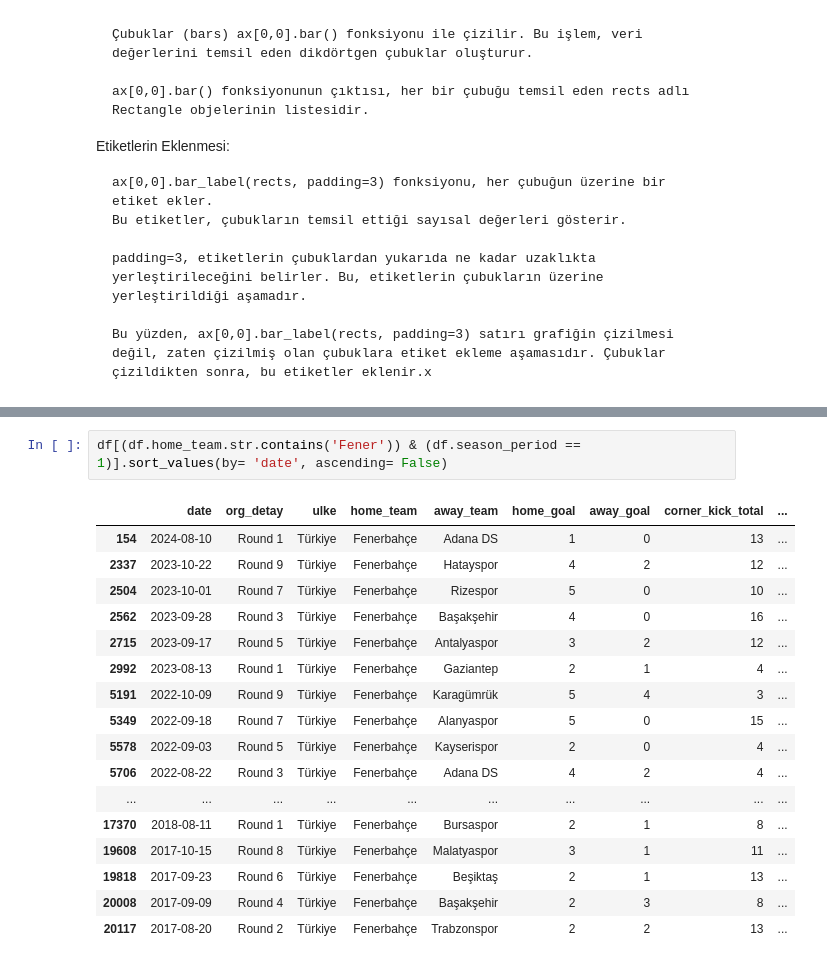
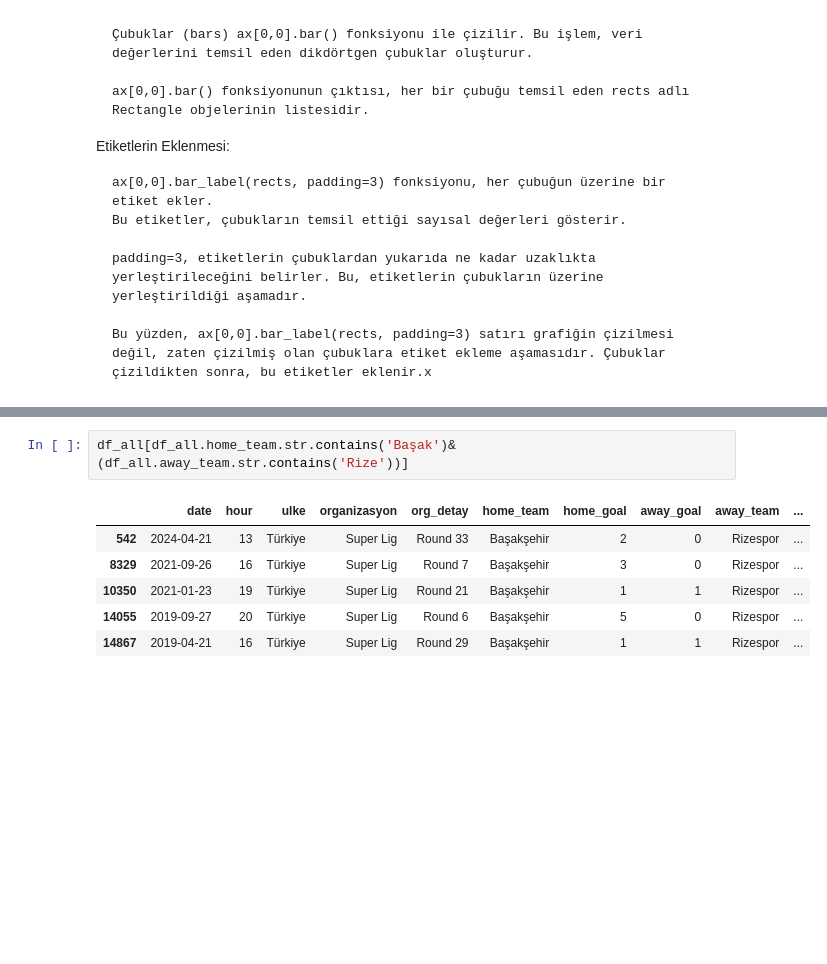
Before and after one commit to jesustr/sofa_calisma, a Jupyter notebook: gorsellestirme_deneme.ipynb, the cells around one changed output, grey strips where cells are left out. Cells and saved outputs as stored; diff of their text form; blank space fills up the shorter version.

```diff
--- a/gorsellestirme_deneme.ipynb
+++ b/gorsellestirme_deneme.ipynb
@@ -466,20 +690,9 @@ df[(df.home_team.str.contains('Fener')) & (df.season_period == 1)].sort_values(b
-# %%
-df[(df.home_team.str.contains('Fener')) & (df.season_period == 1)].sort_values(by= 'date', ascending= False)
-# %% [output]
-|  | date | org_detay | ulke | home_team | away_team | home_goal | away_goal | corner_kick_total | ... |
-| 154 | 2024-08-10 | Round 1 | Türkiye | Fenerbahçe | Adana DS | 1 | 0 | 13 | ... |
-| 2337 | 2023-10-22 | Round 9 | Türkiye | Fenerbahçe | Hatayspor | 4 | 2 | 12 | ... |
-| 2504 | 2023-10-01 | Round 7 | Türkiye | Fenerbahçe | Rizespor | 5 | 0 | 10 | ... |
-| 2562 | 2023-09-28 | Round 3 | Türkiye | Fenerbahçe | Başakşehir | 4 | 0 | 16 | ... |
-| 2715 | 2023-09-17 | Round 5 | Türkiye | Fenerbahçe | Antalyaspor | 3 | 2 | 12 | ... |
-| 2992 | 2023-08-13 | Round 1 | Türkiye | Fenerbahçe | Gaziantep | 2 | 1 | 4 | ... |
-| 5191 | 2022-10-09 | Round 9 | Türkiye | Fenerbahçe | Karagümrük | 5 | 4 | 3 | ... |
-| 5349 | 2022-09-18 | Round 7 | Türkiye | Fenerbahçe | Alanyaspor | 5 | 0 | 15 | ... |
-| 5578 | 2022-09-03 | Round 5 | Türkiye | Fenerbahçe | Kayserispor | 2 | 0 | 4 | ... |
-| 5706 | 2022-08-22 | Round 3 | Türkiye | Fenerbahçe | Adana DS | 4 | 2 | 4 | ... |
-| ... | ... | ... | ... | ... | ... | ... | ... | ... | ... |
-| 17370 | 2018-08-11 | Round 1 | Türkiye | Fenerbahçe | Bursaspor | 2 | 1 | 8 | ... |
-| 19608 | 2017-10-15 | Round 8 | Türkiye | Fenerbahçe | Malatyaspor | 3 | 1 | 11 | ... |
-| 19818 | 2017-09-23 | Round 6 | Türkiye | Fenerbahçe | Beşiktaş | 2 | 1 | 13 | ... |
-| 20008 | 2017-09-09 | Round 4 | Türkiye | Fenerbahçe | Başakşehir | 2 | 3 | 8 | ... |
-| 20117 | 2017-08-20 | Round 2 | Türkiye | Fenerbahçe | Trabzonspor | 2 | 2 | 13 | ... |
+# %%
+df_all[df_all.home_team.str.contains('Başak')&(df_all.away_team.str.contains('Rize'))]
+# %% [output]
+|  | date | hour | ulke | organizasyon | org_detay | home_team | home_goal | away_goal | away_team | ... |
+| 542 | 2024-04-21 | 13 | Türkiye | Super Lig | Round 33 | Başakşehir | 2 | 0 | Rizespor | ... |
+| 8329 | 2021-09-26 | 16 | Türkiye | Super Lig | Round 7 | Başakşehir | 3 | 0 | Rizespor | ... |
+| 10350 | 2021-01-23 | 19 | Türkiye | Super Lig | Round 21 | Başakşehir | 1 | 1 | Rizespor | ... |
+| 14055 | 2019-09-27 | 20 | Türkiye | Super Lig | Round 6 | Başakşehir | 5 | 0 | Rizespor | ... |
+| 14867 | 2019-04-21 | 16 | Türkiye | Super Lig | Round 29 | Başakşehir | 1 | 1 | Rizespor | ... |
```
Also changed, not shown: parts of 4 cells of this notebook, 1 other file.
